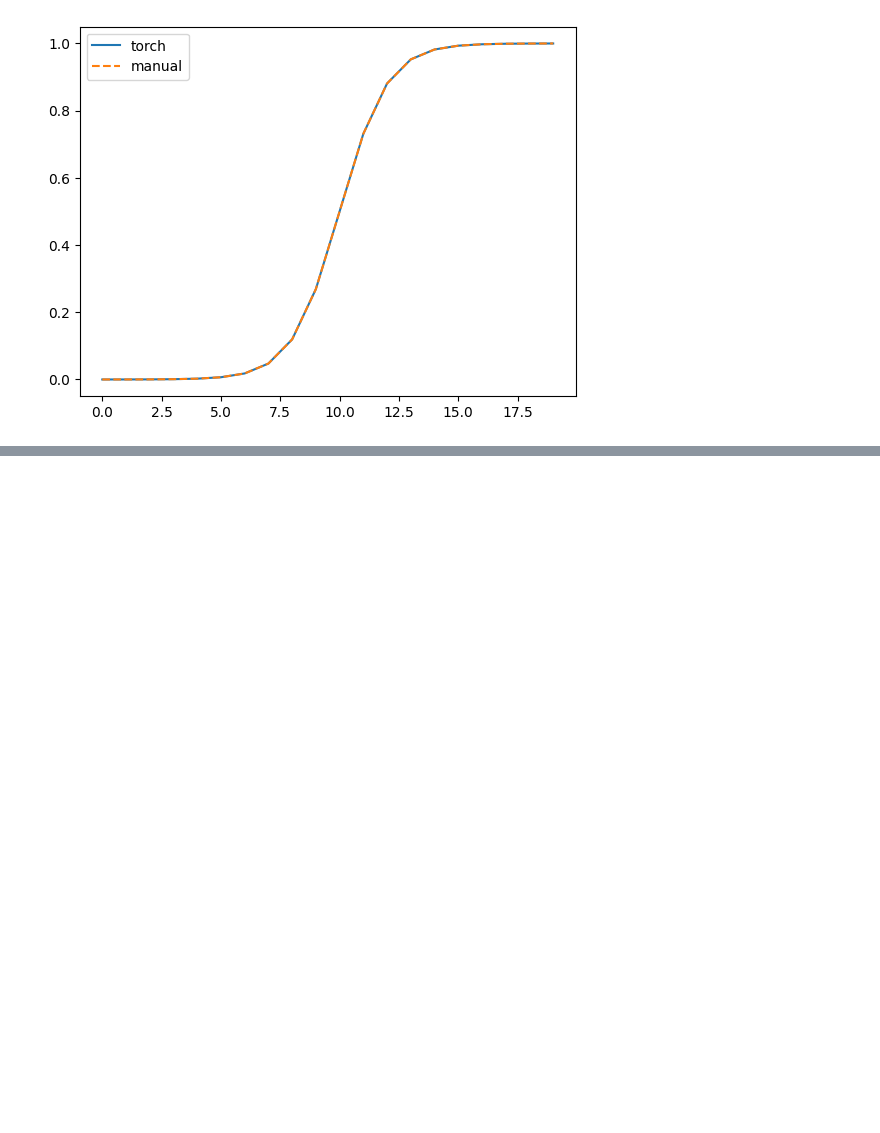
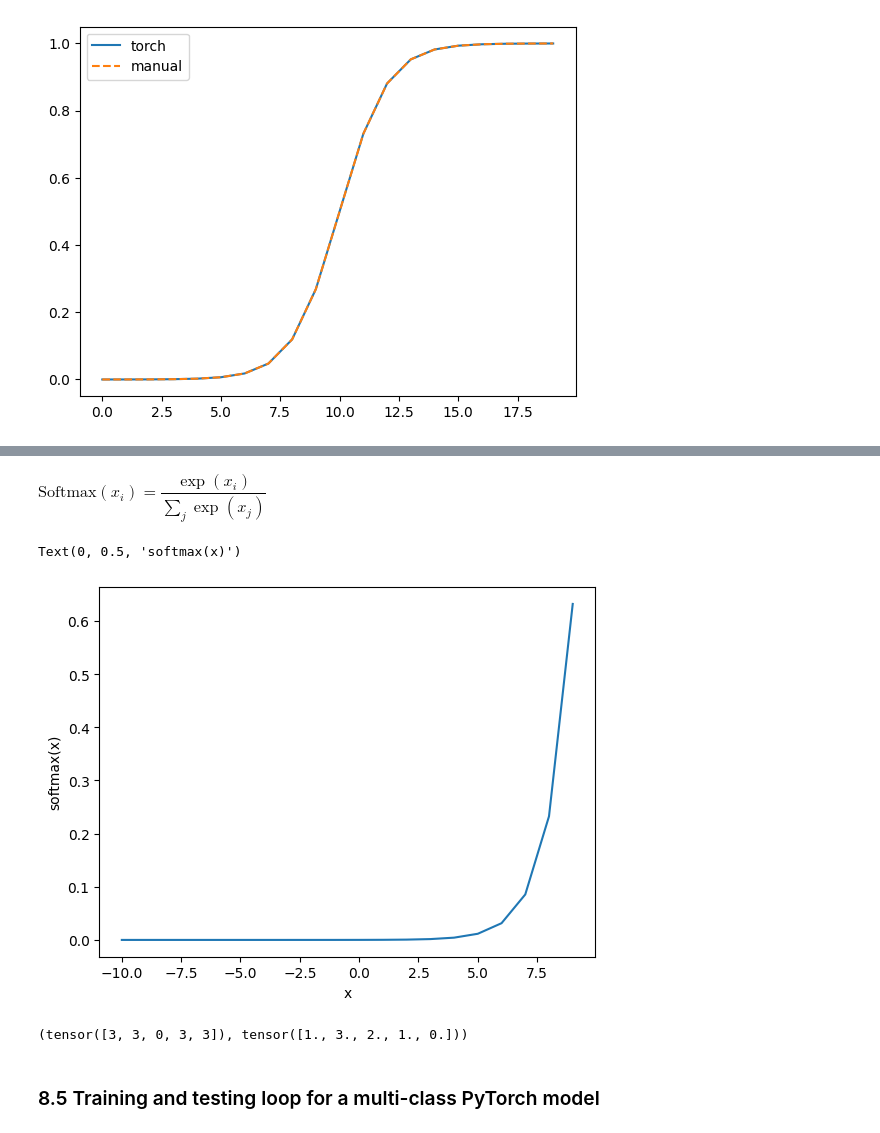
Before and after one commit to R-MR-Adao/pytorch-deep-learning-ZTM, a Jupyter notebook: 02_pytorch_classification/02_pytorch_classification.ipynb, the cells around one changed output, grey strips where cells are left out. Cells and saved outputs as stored; diff of their text form; code cells hidden in the pictures; blank space fills up the shorter version.

```diff
--- a/02_pytorch_classification/02_pytorch_classification.ipynb
+++ b/02_pytorch_classification/02_pytorch_classification.ipynb
@@ -975,0 +1127,23 @@ plt.legend()
+# %% [markdown]
+$\mathrm{Softmax}(x_i) = \dfrac{\exp{(x_i)}}{\sum_j{\exp{(x_j)}}}$
+# %%
+plt.plot(A, torch.softmax(A, dim=0))
+plt.xlabel("x")
+plt.ylabel("softmax(x)")
+# %% [output]
+Text(0, 0.5, 'softmax(x)')
+[figure, added]
+# %%
+# conver the model's prediction probabilities into prediction labels
+
+# y_pred_probs contains, for each datapoint, the probabilities of it corresponding to each of the existing classes
+# therefore, the prediction label can be obtained simply by finding the maximizer argument (argmax)
+
+y_preds = torch.argmax(y_pred_probs, dim=1)
+
+# this way, y_preds natuarry becomes of the same dimensionality as y_blob_test
+y_preds[:5], y_blob_test[:5]
+# %% [output]
+(tensor([3, 3, 0, 3, 3]), tensor([1., 3., 2., 1., 0.]))
+# %% [markdown]
+### 8.5 Training and testing loop for a multi-class PyTorch model
```
Also changed, not shown: parts of 10 cells of this notebook, 1 other file.
